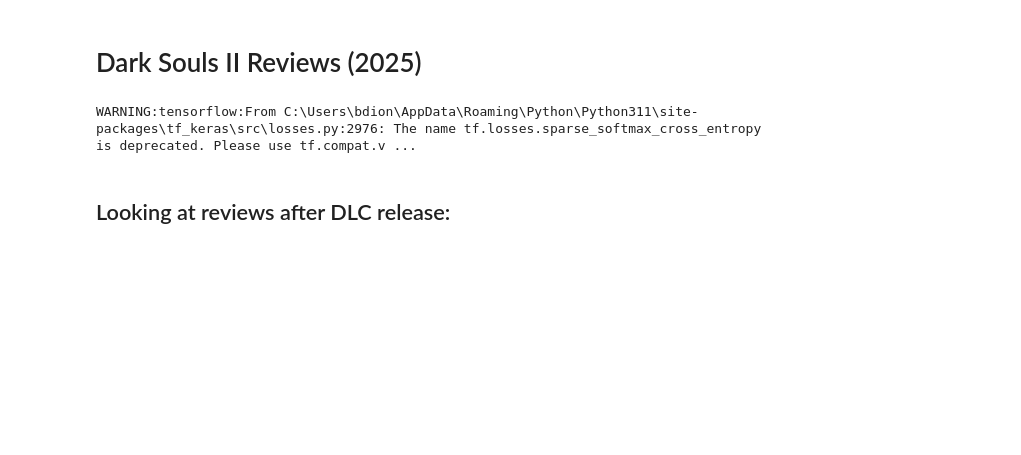
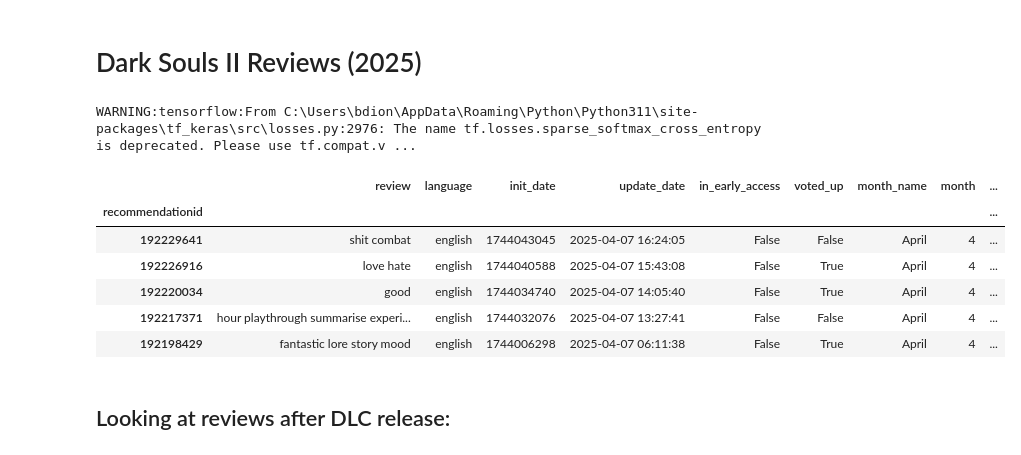
Before and after one commit to BrandonDioneda/Dark-Souls-2-Reviews, a Jupyter notebook: dlc.ipynb, the cells around one changed output. Drawn from its saved outputs; the diff is of its cells as text; code cells hidden in the pictures; blank space fills up the shorter version.

```diff
--- a/dlc.ipynb
+++ b/dlc.ipynb
@@ -8,6 +8,16 @@ WARNING:tensorflow:From C:\Users\bdion\AppData\Roaming\Python\Python311\site-pac
 reviews = get_data()
 # %%
 reviews.update_date = pd.to_datetime(reviews["update_date"], unit='s')#.dt.date
+# %%
+reviews.head()
+# %% [output]
+|  | review | language | init_date | update_date | in_early_access | voted_up | month_name | month | ... |
+| recommendationid |  |  |  |  |  |  |  |  | ... |
+| 192229641 | shit combat | english | 1744043045 | 2025-04-07 16:24:05 | False | False | April | 4 | ... |
+| 192226916 | love hate | english | 1744040588 | 2025-04-07 15:43:08 | False | True | April | 4 | ... |
+| 192220034 | good | english | 1744034740 | 2025-04-07 14:05:40 | False | True | April | 4 | ... |
+| 192217371 | hour playthrough summarise experi... | english | 1744032076 | 2025-04-07 13:27:41 | False | False | April | 4 | ... |
+| 192198429 | fantastic lore story mood | english | 1744006298 | 2025-04-07 06:11:38 | False | True | April | 4 | ... |
 # %% [markdown]
 ## Looking at reviews after DLC release:
 # %%
```
Also changed, not shown: parts of 2 cells of this notebook, 15 other files.
